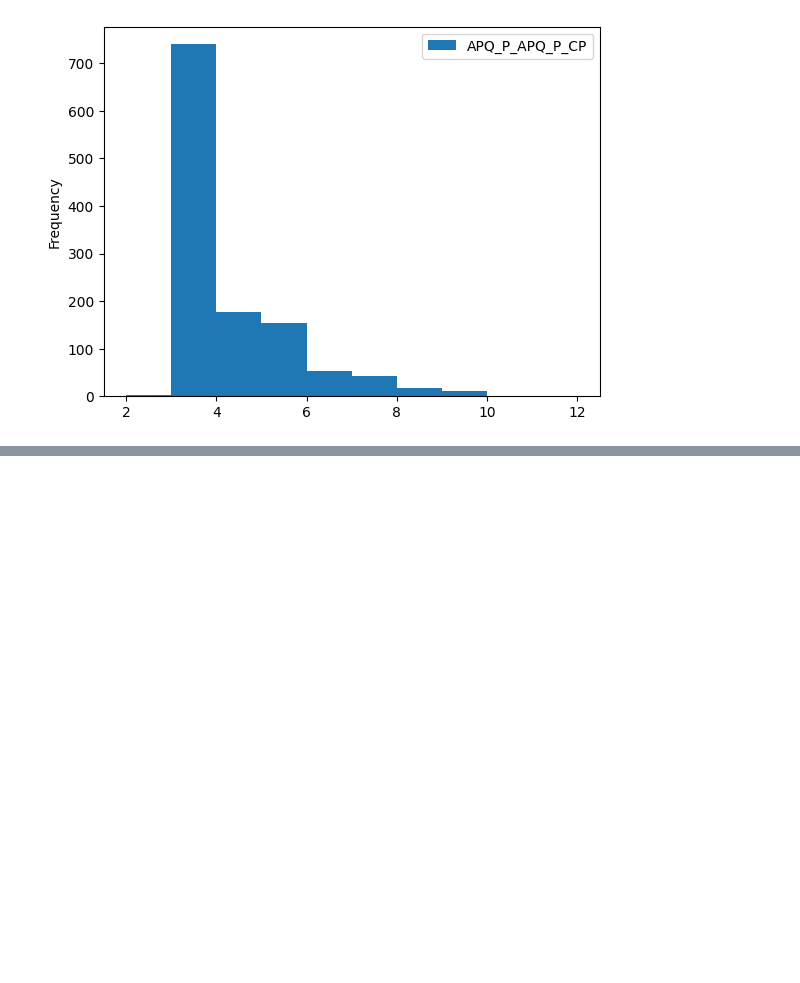
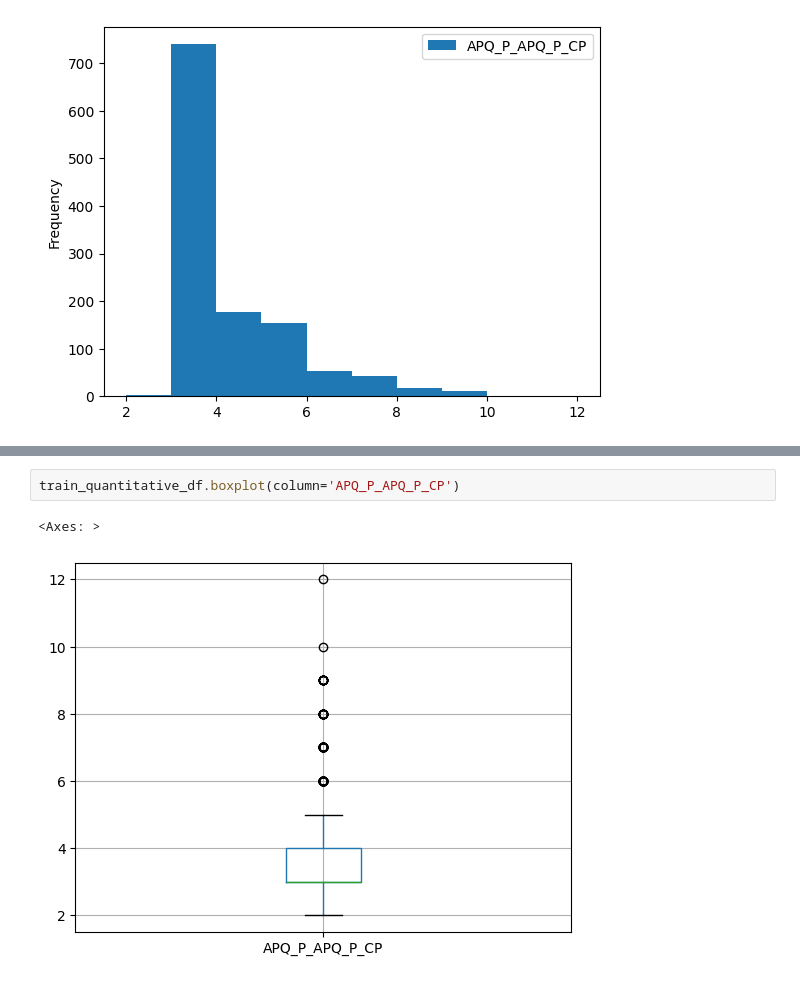
Before and after one commit to AngC1998/WiDS-Datathon-2025, a Jupyter notebook: WiDS_Datathon_2025.ipynb, the cells around one changed output, grey strips where cells are left out. Saved outputs shown, nothing was run; the diff lists cells and outputs as text; blank space fills up the shorter version.

```diff
--- a/WiDS_Datathon_2025.ipynb
+++ b/WiDS_Datathon_2025.ipynb
@@ -373,0 +435,5 @@ train_quantitative_df.plot.hist(column='APQ_P_APQ_P_CP')
+# %%
+train_quantitative_df.boxplot(column='APQ_P_APQ_P_CP')
+# %% [output]
+<Axes: >
+[figure, added]
```
Also changed, not shown: parts of 57 cells of this notebook.
